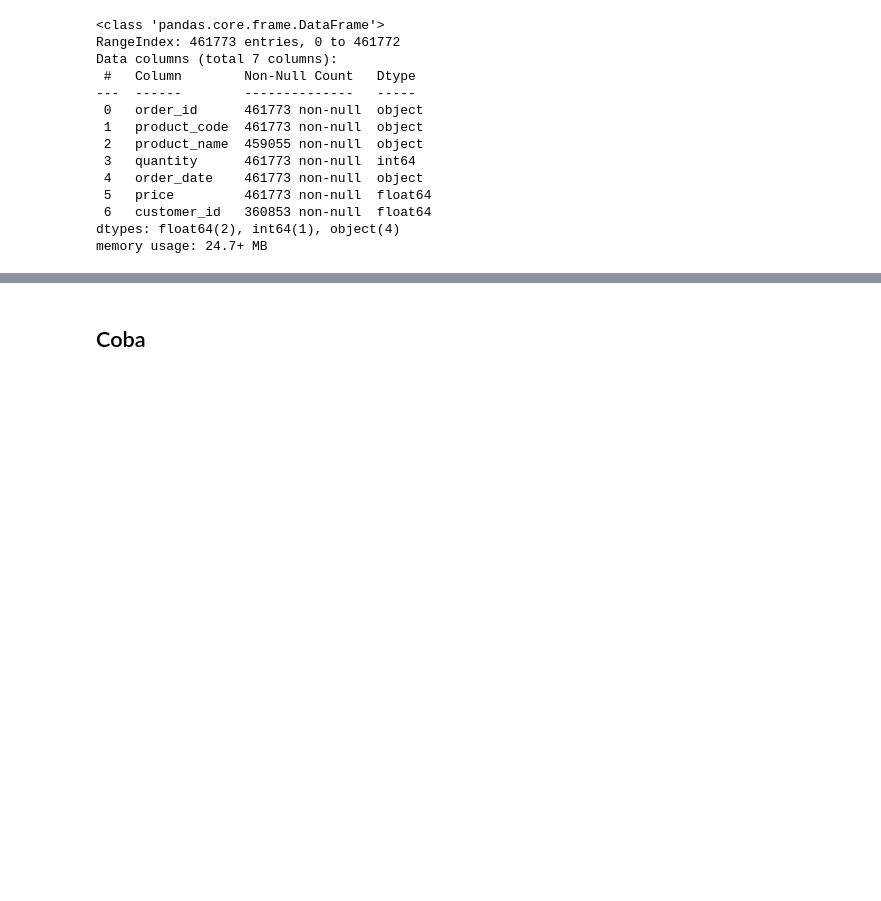
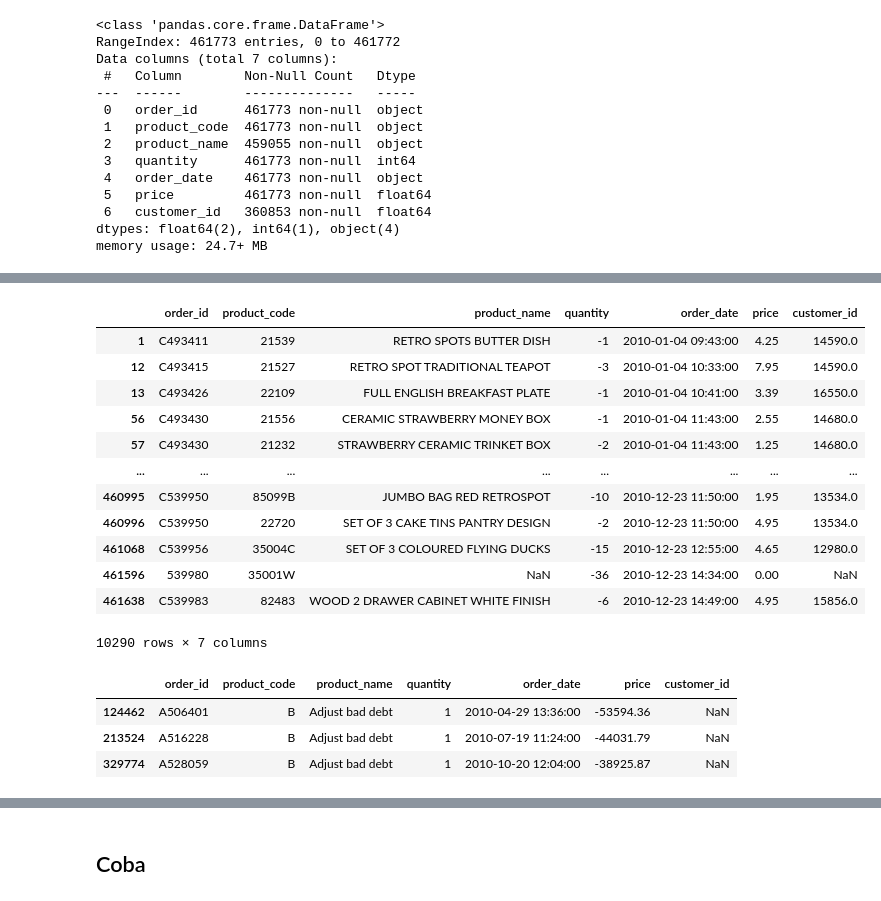
Before and after one commit to enthokz/Cohort-Analysis, a Jupyter notebook: MySkill/User Retention Analysis.ipynb, the cells around one changed output, grey strips where cells are left out. Cells and saved outputs as stored; diff of their text form; code cells hidden in the pictures; blank space fills up the shorter version.

Commit message:
headache. will finishing soon

```diff
--- a/MySkill/User Retention Analysis.ipynb
+++ b/MySkill/User Retention Analysis.ipynb
@@ -69,0 +115,25 @@ memory usage: 22.0+ MB
+# %%
+# Quantity Check
+data[data['quantity']<0]
+# %% [output]
+|  | order_id | product_code | product_name | quantity | order_date | price | customer_id |
+| 1 | C493411 | 21539 | RETRO SPOTS BUTTER DISH | -1 | 2010-01-04 09:43:00 | 4.25 | 14590.0 |
+| 12 | C493415 | 21527 | RETRO SPOT TRADITIONAL TEAPOT | -3 | 2010-01-04 10:33:00 | 7.95 | 14590.0 |
+| 13 | C493426 | 22109 | FULL ENGLISH BREAKFAST PLATE | -1 | 2010-01-04 10:41:00 | 3.39 | 16550.0 |
+| 56 | C493430 | 21556 | CERAMIC STRAWBERRY MONEY BOX | -1 | 2010-01-04 11:43:00 | 2.55 | 14680.0 |
+| 57 | C493430 | 21232 | STRAWBERRY CERAMIC TRINKET BOX | -2 | 2010-01-04 11:43:00 | 1.25 | 14680.0 |
+| ... | ... | ... | ... | ... | ... | ... | ... |
+| 460995 | C539950 | 85099B | JUMBO BAG RED RETROSPOT | -10 | 2010-12-23 11:50:00 | 1.95 | 13534.0 |
+| 460996 | C539950 | 22720 | SET OF 3 CAKE TINS PANTRY DESIGN | -2 | 2010-12-23 11:50:00 | 4.95 | 13534.0 |
+| 461068 | C539956 | 35004C | SET OF 3 COLOURED FLYING DUCKS | -15 | 2010-12-23 12:55:00 | 4.65 | 12980.0 |
+| 461596 | 539980 | 35001W | NaN | -36 | 2010-12-23 14:34:00 | 0.00 | NaN |
+| 461638 | C539983 | 82483 | WOOD 2 DRAWER CABINET WHITE FINISH | -6 | 2010-12-23 14:49:00 | 4.95 | 15856.0 |
+10290 rows × 7 columns
+# %%
+# Price Check
+data[data['price']<0]
+# %% [output]
+|  | order_id | product_code | product_name | quantity | order_date | price | customer_id |
+| 124462 | A506401 | B | Adjust bad debt | 1 | 2010-04-29 13:36:00 | -53594.36 | NaN |
+| 213524 | A516228 | B | Adjust bad debt | 1 | 2010-07-19 11:24:00 | -44031.79 | NaN |
+| 329774 | A528059 | B | Adjust bad debt | 1 | 2010-10-20 12:04:00 | -38925.87 | NaN |
```
Also changed, not shown: parts of 25 cells of this notebook.
